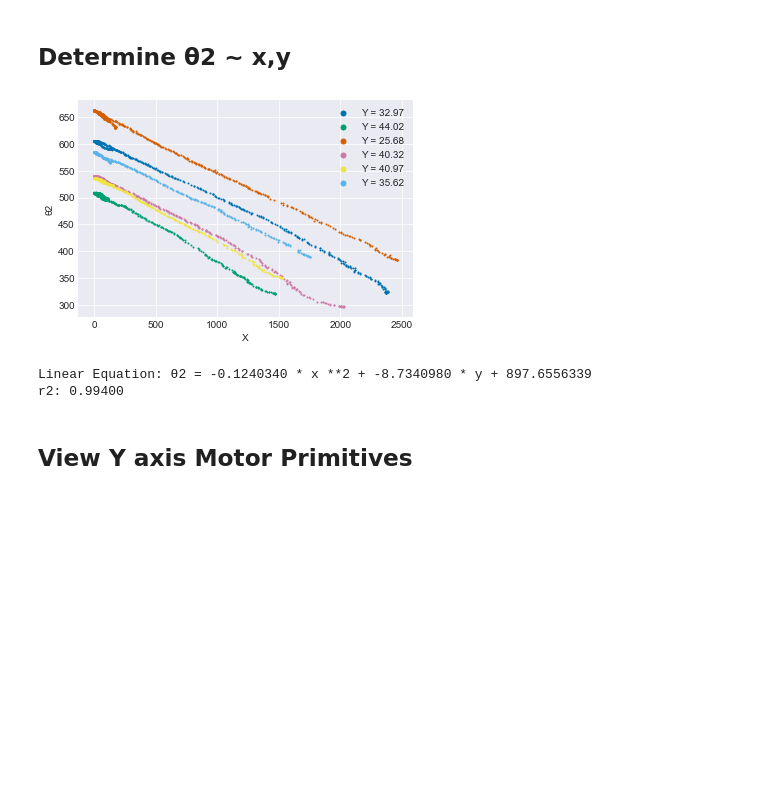
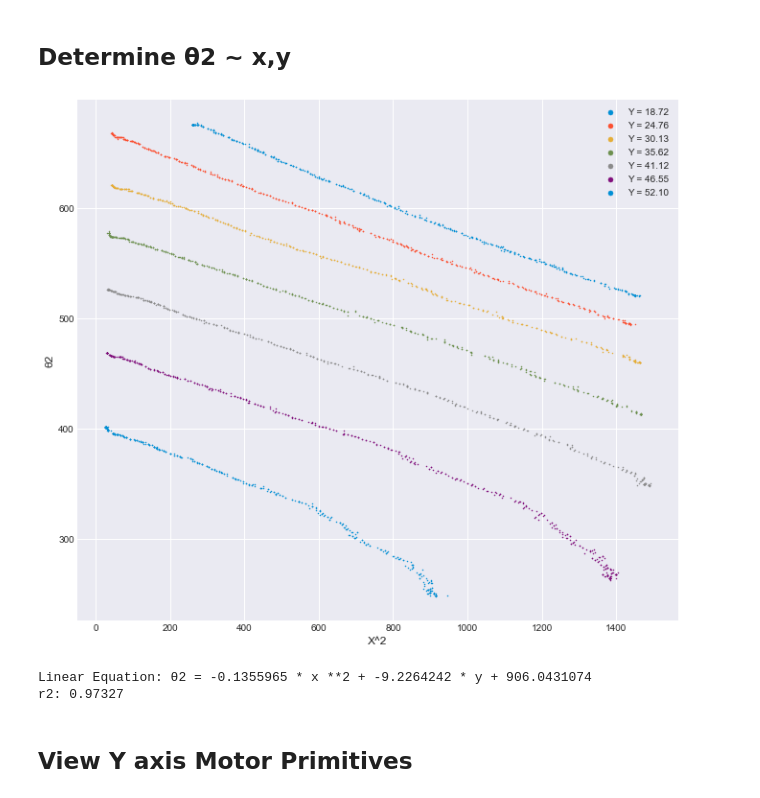
Before and after one commit to webb-ben/Thesis-Code, a Jupyter notebook: Visualization.ipynb, the cells around one changed output. Drawn from its saved outputs; the diff is of its cells as text; code cells hidden in the pictures; blank space fills up the shorter version.

```diff
--- a/Visualization.ipynb
+++ b/Visualization.ipynb
@@ -3,8 +3,6 @@
 # %%
 t1 = 1
 t2 = 2
-t3 = 3
-t4 = 4
 x = 5
 y = 6
 z = 7
@@ -30,26 +28,26 @@ from mpl_toolkits.mplot3d import Axes3D
 %autoreload 2
 np.set_printoptions(suppress=True, precision=5)
 
-plt.style.use(['seaborn-colorblind', 'seaborn-darkgrid'])
+plt.style.use(['fivethirtyeight', 'seaborn-darkgrid'])
 plt.tight_layout()
-plt.rcParams['figure.figsize'] = [8,8]
+plt.rcParams['figure.figsize'] = [10,10]
 # %%
+plt.rcParams['figure.figsize'] = [10,10]
 
 # Plot X-direction Motor Primitive in Euclidean space
-for i in range(18,24):
-    filename = 'DataFolder/Data/Line1/Line%03i.csv' %i
+for i in range(33,40):
+    filename = 'DataFolder/Data/xPrim/Line%03i.csv' %i
     A = np.genfromtxt(filename, delimiter=",", skip_header=2 )
-    plt.plot(A[:,y], A[:,x], 'r.', ms=2, label= 'Y = %.2f' %np.mean(A[:, y]))
+    plt.scatter(A[:,y], A[:,x], s=1, label= 'Y = %.2f' %np.mean(A[:, y]))
 
 
 # Plot Y-direction Motor Primitive in Euclidean space
-for i in range(25,32):
-    filename = 'DataFolder/Data/LineY/Line%03i.csv' %i
+for i in range(40,49):
+    filename = 'DataFolder/Data/yPrim/Line%03i.csv' %i
     A = np.genfromtxt(filename, delimiter=",", skip_header=2 )
-    plt.plot(A[:,y], A[:,x], 'b.', ms = 1, label= 'Y = %.2f' %np.mean(A[:, x]))
+    plt.scatter(A[:,y], A[:,x], s = 1, label= 'X = %.2f' %np.mean(A[:, x]))
 
 
-plt.legend(markerscale = 5)
 plt.xlabel("Y")
 plt.ylabel("X")
 plt.show()
@@ -61,11 +59,9 @@ plt.show()
 grouped_x = []
 grouped_y = []
 
-for i in range(18,24):
-    filename = 'DataFolder/Data/Line1/Line%03i.csv' %i
+for i in range(33,40):
+    filename = 'DataFolder/Data/xPrim/Line%03i.csv' %i
     A = np.genfromtxt(filename, delimiter=",", skip_header=2 )
-    A[:,t1] = ((A[:,t1] + np.pi/2) * 195.442270117)+205
-    A[:,t2] = ((A[:,t2]) * 195.442270117)+205
     plt.plot(A[:,x], A[:,t1] + A[:,t2] , '.', ms = 1, label= 'Y = %.2f' %np.mean(A[:, y]))
     grouped_x.extend(A[:,x])
     grouped_y.extend(A[:,t1] + A[:,t2])
@@ -99,10 +95,9 @@ grouped_x = []
 grouped_y = []
 grouped_alt = []
 
-for i in range(18,24):
-    filename = 'DataFolder/Data/Line1/Line%03i.csv' % i
+for i in range(33,40):
+    filename = 'DataFolder/Data/xPrim/Line%03i.csv' %i
     A = np.genfromtxt(filename, delimiter=",", skip_header=2)
-    A[:,t2] = (A[:,t2] * 195.442270117)+205
     plt.scatter(A[:,x]**2, A[:,t2], s = 1, label= 'Y = %.2f' %np.mean(A[:, y]))
     grouped_x.extend(A[:,x]**2)
     grouped_y.extend(A[:,t2])
@@ -111,37 +106,37 @@ for i in range(18,24):
 grouped_y = np.asarray(grouped_y)
 
 A2 = np.hstack((np.mat((grouped_x, grouped_alt)).T , np.ones([len(grouped_x), 1])))
 AAinv = np.linalg.inv( np.dot(A2.T, A2) )
 result = scipy.linalg.lstsq(A2, grouped_y)
 b = result[0]
 N = grouped_y.shape[0]
 C = b.shape[0]
 df_e = N-C
 df_r = C-1
 error = grouped_y - np.dot(A2, b)
 sse = np.dot(error.T, error) / df_e
 stderr = np.sqrt( np.diagonal( sse[0, 0] * AAinv ) )
 t = b.T / stderr
 p = 2*(1 - stats.t.cdf(abs(t), df_e))
 r2 = 1 - error.var() / grouped_y.var()
 
 # line_x = np.linspace(grouped_x.min(), grouped_x.max(), 100)
 # line_alt = np.linspace(grouped_alt.min(), grouped_alt.max(), 100)
 # line_y = line_x * b[0] + line_alt * b[1] + b[2]
 # plt.plot(line_x, line_y, '-', label='Linear Regression')
 
 plt.legend(markerscale=5)
-plt.xlabel("X")
+plt.xlabel("X^2")
 plt.ylabel("θ2")
 
 plt.show()
 
 print ("Linear Equation: θ2 = %0.7f * x **2 + %0.7f * y + %0.7f" % (b[0], b[1], b[2]))
 print ("r2: %0.5f" % r2)
 # %% [output]
-[figure, old version]
+[figure, new version]
-Linear Equation: θ2 = -0.1240340 * x **2 + -8.7340980 * y + 897.6556339
-r2: 0.99400
+Linear Equation: θ2 = -0.1355965 * x **2 + -9.2264242 * y + 906.0431074
+r2: 0.97327
 # %% [markdown]
 ## View Y axis Motor Primitives
 # %%
```
Also changed, not shown: parts of 9 cells of this notebook, 4 other files.
